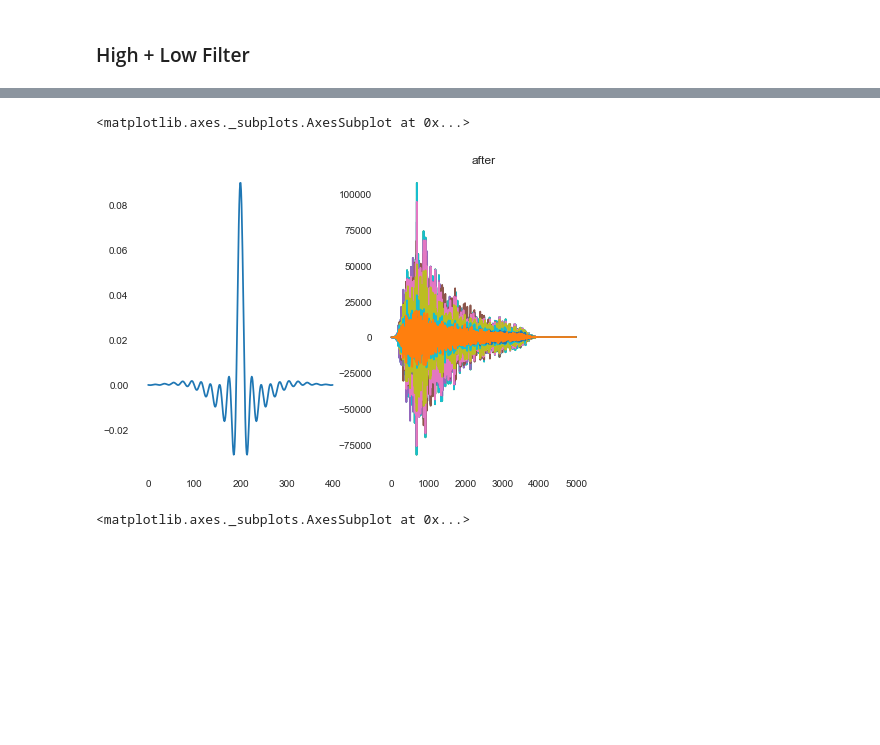
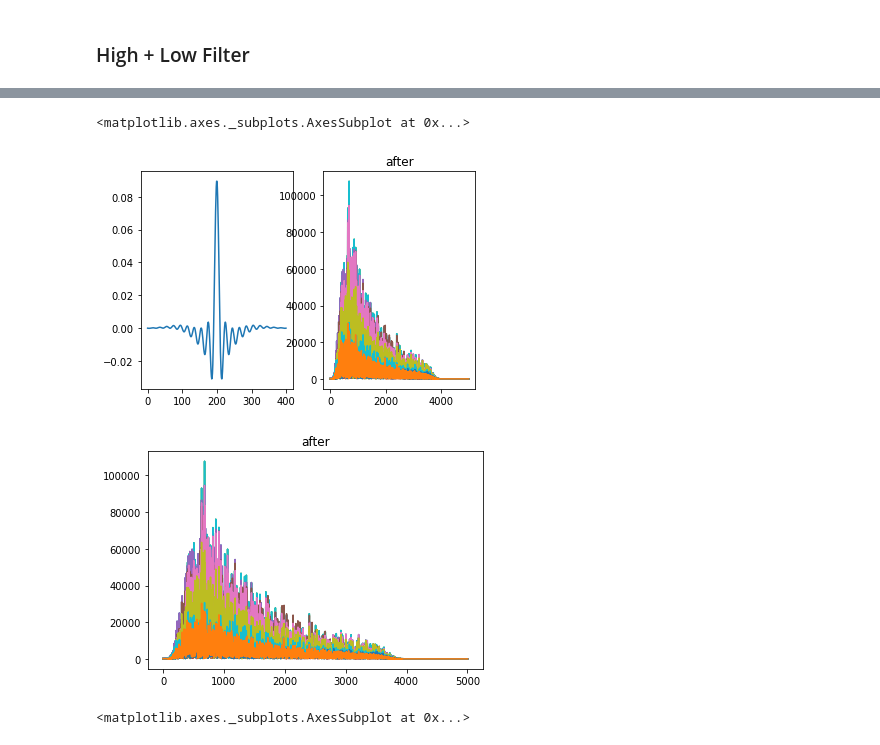
Before and after one commit to ylin00/seizurecast, a Jupyter notebook: notebooks/Preprocessing.ipynb, the cells around one changed output, grey strips where cells are left out. Saved outputs shown, nothing was run; the diff lists cells and outputs as text; code cells hidden in the pictures; blank space fills up the shorter version.

```diff
--- a/notebooks/Preprocessing.ipynb
+++ b/notebooks/Preprocessing.ipynb
@@ -13,7 +15,7 @@ LEN_PRE = 15
 LEN_POS = 60
 SEC_GAP = 0
 # %%
-train_path = '../tusz_1_5_2/edf/train'
+train_path = '../../tusz_1_5_2/edf/train'
 tcp_type = '01_tcp_ar'
 patient_group = '004'
 patient = '00000492'
@@ -80,19 +85,21 @@ df_fft.loc[0:5000, :].plot(title='before zoomed in', legend=False, ax=axes[1])
 # %%
 # LOW PASS FILTER
 import matplotlib.pyplot as plt
 fig, axes = plt.subplots(nrows=1, ncols=2)
 
 from scipy import signal
 filter = signal.firwin(400, [0.01, 0.1], pass_zero=False)
 axes[0].plot(filter)
 plt.title('Firwin(400)')
 
-df_fft = df.apply(lambda x: np.real(fft.fft(signal.convolve(x.to_numpy(), filter, mode='same'))))
+df_fft = df.apply(lambda x: np.abs(fft.fft(signal.convolve(x.to_numpy(), filter, mode='same'))))
 # df_fft.plot()
 df_fft.loc[0:5000, :].plot(title = 'after', legend=False, ax=axes[1])
+df_fft.loc[0:5000, :].plot(title = 'after', legend=False)
 # %% [output]
 <matplotlib.axes._subplots.AxesSubplot at 0x...>
-[figure, old version]
+[figure, new version]
+[figure, added]
 # %%
 import matplotlib.pyplot as plt
 fig, axes = plt.subplots(nrows=1, ncols=2)
```
Also changed, not shown: parts of 4 cells of this notebook, 3 other files.
